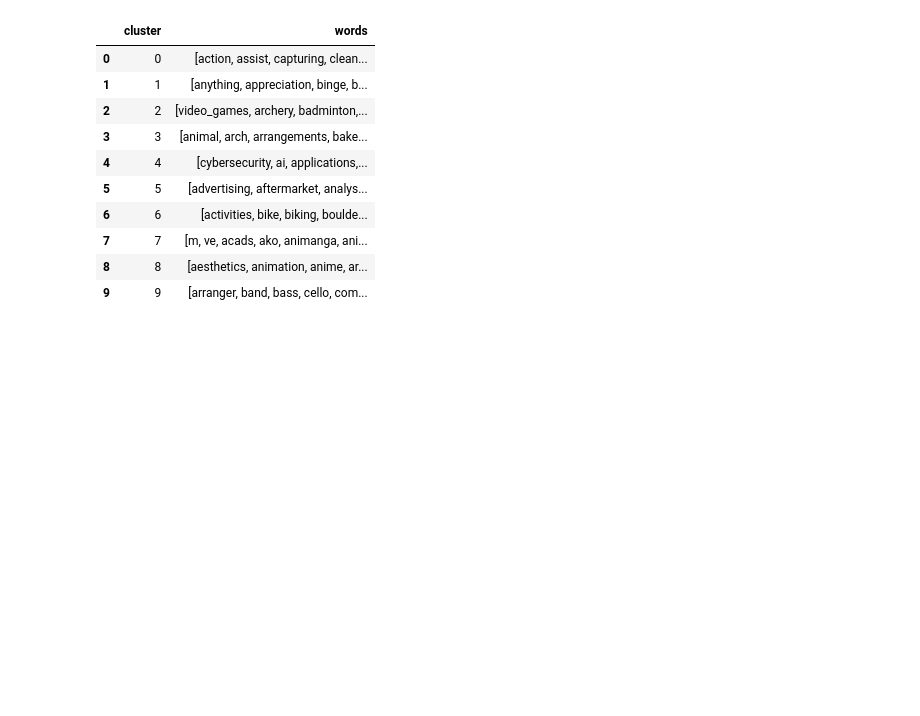
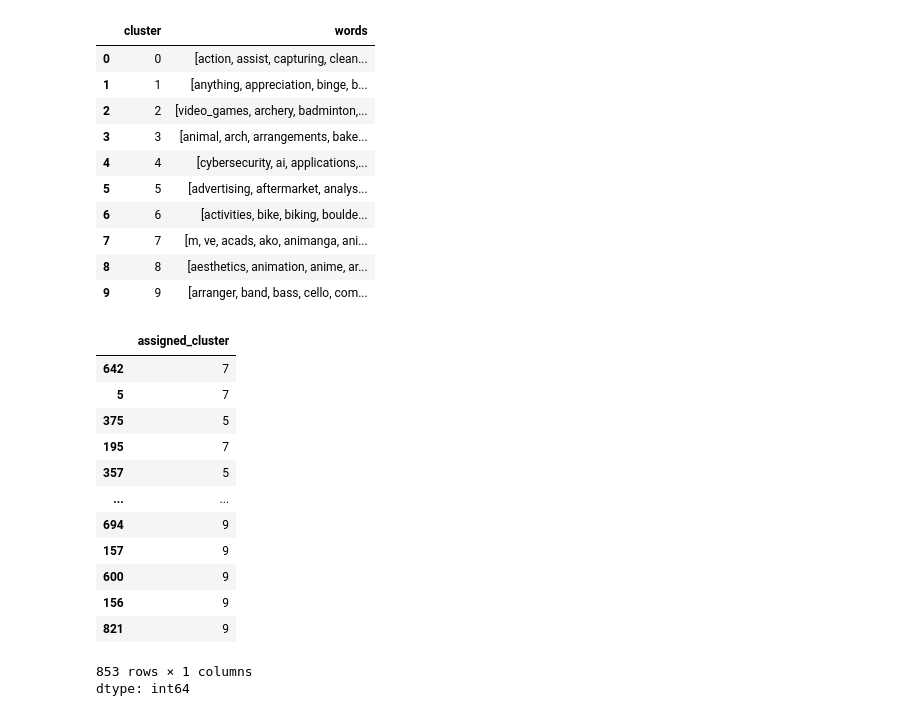
Before and after one commit to mbchavez27/members-house-clustering, a Jupyter notebook: main.ipynb, the cells around one changed output. Cells and saved outputs as stored; diff of their text form; code cells hidden in the pictures; blank space fills up the shorter version.

Commit message:
feat: assigned members based on cluster {might still change the assigning way}

```diff
--- a/main.ipynb
+++ b/main.ipynb
@@ -374,18 +374,64 @@ clustered_df
 | 8 | 8 | [aesthetics, animation, anime, ar... |
 | 9 | 9 | [arranger, band, bass, cello, com... |
 # %%
-# Get cluster centroids from trained KMeans
-centroids = kmeans.cluster_centers_
+n_clusters = kmeans.n_clusters
+n_members = len(lscs_sorted)
 
-# Function to assign a member to nearest cluster
-def assign_cluster(keywords):
-    if not keywords:
-        return None
-    # Encode member’s keywords (average embedding)
-    vecs = model.encode(keywords, convert_to_tensor=False)
-    member_vec = np.mean(vecs, axis=0)
+# Max size per cluster
+cluster_size = n_members // n_clusters
+extra = n_members % n_clusters  # distribute remainder
 
-    # Nearest centroid
-    return np.argmin(np.linalg.norm(centroids - member_vec, axis=1))
+embedding_dim = kmeans.cluster_centers_.shape[1]  # e.g., 384
 
-lscs_sorted["assigned_cluster"] = lscs_sorted["keywords_list"].apply(assign_cluster)
+# Encode all members safely
+vectors_list = []
+for kw in lscs_sorted["keywords_list"]:
+    if kw:  # non-empty list
+        vec = model.encode(kw, convert_to_tensor=False)
+        if len(vec) > 0:
+            vectors_list.append(np.mean(vec, axis=0))
+        else:
+            vectors_list.append(np.zeros(embedding_dim))
+    else:  # empty keywords
+        vectors_list.append(np.zeros(embedding_dim))
+
+vectors = np.vstack(vectors_list)
+
+# Compute distance to centroids
+distances = np.linalg.norm(vectors[:, None, :] - centroids[None, :, :], axis=2)
+
+# Sort preferences (closest centroid first)
+preferences = np.argsort(distances, axis=1)
+
+# Initialize assignment
+assigned = np.full(n_members, -1)
+cluster_counts = np.zeros(n_clusters, dtype=int)
+
+# Compute max allowed for each cluster
+max_sizes = np.array([cluster_size + (1 if i < extra else 0) for i in range(n_clusters)])
+
+# Assign members greedily
+for member_idx in range(n_members):
+    for pref in preferences[member_idx]:
+        if cluster_counts[pref] < max_sizes[pref]:
+            assigned[member_idx] = pref
+            cluster_counts[pref] += 1
+            break
+
+lscs_sorted["assigned_cluster"] = assigned
+lscs_sorted["assigned_cluster"]
+# %% [output]
+|  | assigned_cluster |
+| 642 | 7 |
+| 5 | 7 |
+| 375 | 5 |
+| 195 | 7 |
+| 357 | 5 |
+| ... | ... |
+| 694 | 9 |
+| 157 | 9 |
+| 600 | 9 |
+| 156 | 9 |
+| 821 | 9 |
+853 rows × 1 columns
+dtype: int64
```
Also changed, not shown: parts of 1 cell of this notebook.
